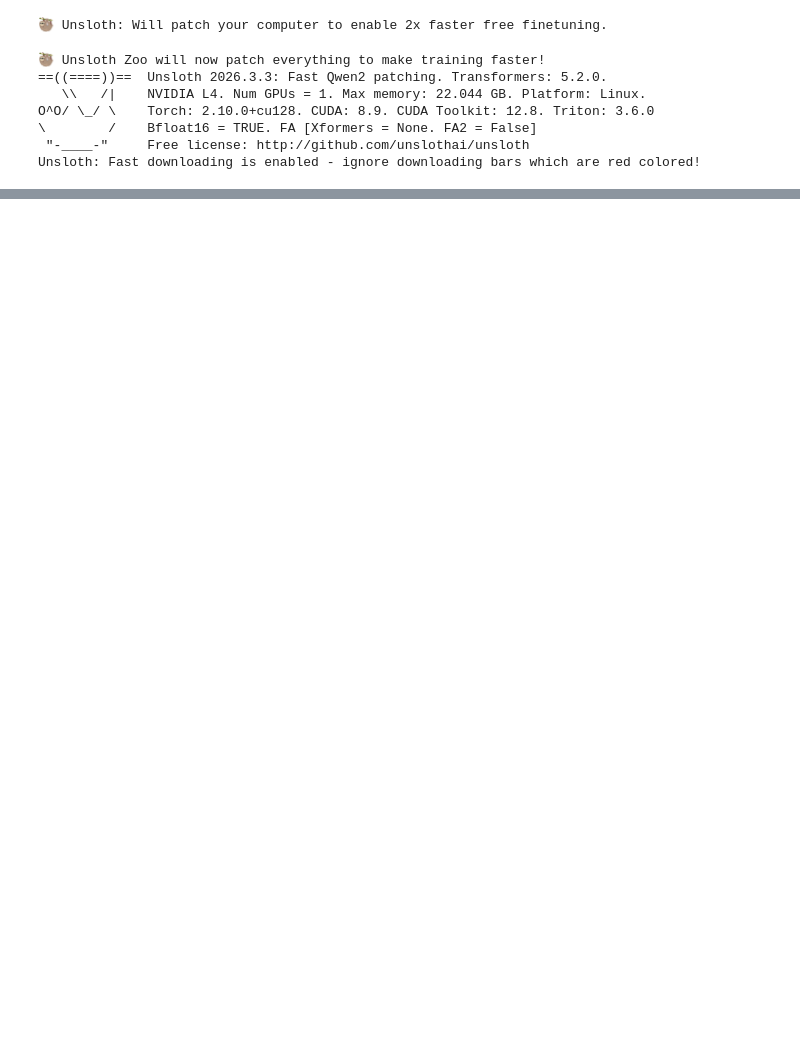
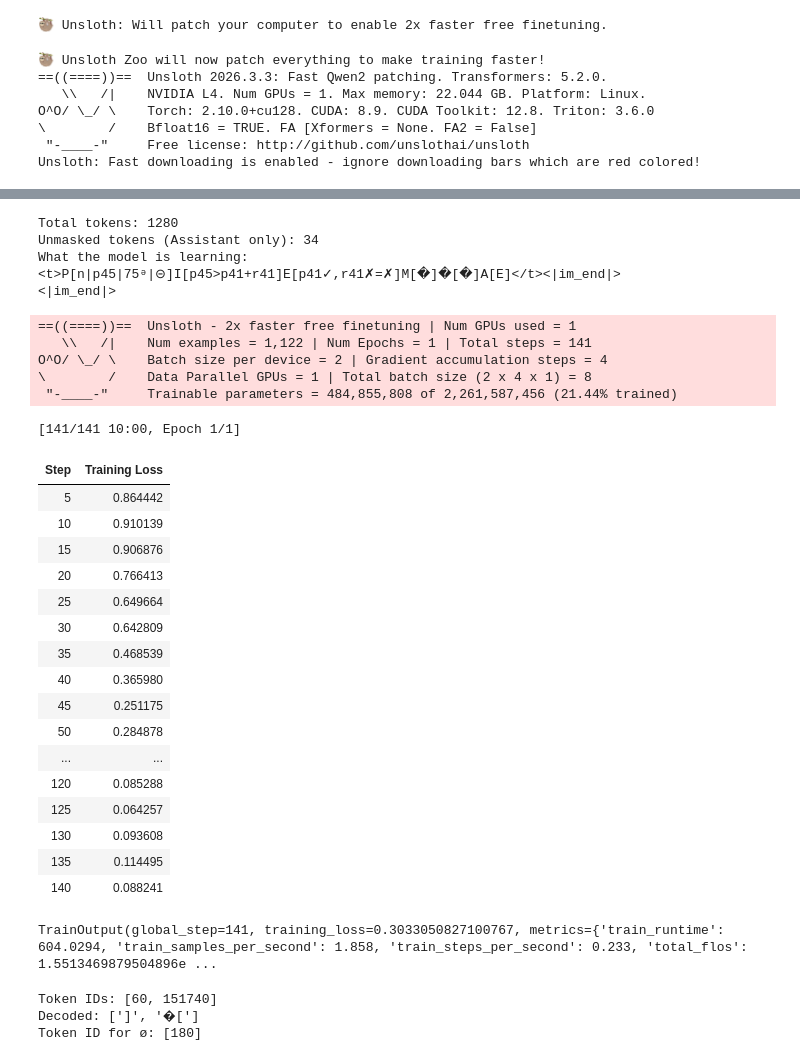
Before and after one commit to graceyabraham3-sys/FineTuning, a Jupyter notebook: Sales_bot_llm_qwen_2b_train_script.ipynb, the cells around one changed output, grey strips where cells are left out. Drawn from its saved outputs; the diff is of its cells as text; code cells hidden in the pictures; blank space fills up the shorter version.

```diff
--- a/Sales_bot_llm_qwen_2b_train_script.ipynb
+++ b/Sales_bot_llm_qwen_2b_train_script.ipynb
@@ -435 +494,24 @@ sft_trainer = UnslothTrainer(
+# %%
+# Test the collator on 1 sample
+sample = [train_dataset[0]]
+test_batch = collator.torch_call(sample)
+
+# Check how many tokens are NOT masked (-100)
+labels = test_batch["labels"][0]
+unmasked_count = (labels != -100).sum().item()
+total_count = len(labels)
+
+print(f"Total tokens: {total_count}")
+print(f"Unmasked tokens (Assistant only): {unmasked_count}")
+
+# Decode the unmasked part to see if it's the <t> block
+unmasked_tokens = labels[labels != -100]
+print("What the model is learning:")
+print(tokenizer.decode(unmasked_tokens))
+# %% [output]
+Total tokens: 1280
+Unmasked tokens (Assistant only): 34
+What the model is learning:
+<t>P[n|p45|75ᵊ|⊝]I[p45>p41+r41]E[p41✓,r41✗=✗]M[�]�[�]A[E]</t><|im_end|>
+<|im_end|>
 # %%
@@ -451,6 +553,41 @@ sft_trainer = UnslothTrainer(
 # %%
-sft_trainer.train()
+sft_trainer_p2.train()
 # sft_trainer.evaluate()
+# %% [output]
+==((====))==  Unsloth - 2x faster free finetuning | Num GPUs used = 1
+   \\   /|    Num examples = 1,122 | Num Epochs = 1 | Total steps = 141
+O^O/ \_/ \    Batch size per device = 2 | Gradient accumulation steps = 4
+\        /    Data Parallel GPUs = 1 | Total batch size (2 x 4 x 1) = 8
+ "-____-"     Trainable parameters = 484,855,808 of 2,261,587,456 (21.44% trained)
+[141/141 10:00, Epoch 1/1]
+| Step | Training Loss |
+| 5 | 0.864442 |
+| 10 | 0.910139 |
+| 15 | 0.906876 |
+| 20 | 0.766413 |
+| 25 | 0.649664 |
+| 30 | 0.642809 |
+| 35 | 0.468539 |
+| 40 | 0.365980 |
+| 45 | 0.251175 |
+| 50 | 0.284878 |
+| ... | ... |
+| 120 | 0.085288 |
+| 125 | 0.064257 |
+| 130 | 0.093608 |
+| 135 | 0.114495 |
+| 140 | 0.088241 |
+TrainOutput(global_step=141, training_loss=0.3033050827100767, metrics={'train_runtime': 604.0294, 'train_samples_per_second': 1.858, 'train_steps_per_second': 0.233, 'total_flos': 1.5513469879504896e ...
+# %%
+test_ids = tokenizer.encode("]»[", add_special_tokens=False)
+print(f"Token IDs: {test_ids}")
+print(f"Decoded: {[tokenizer.decode([i]) for i in test_ids]}")
+# Check if your tokenizer actually knows the 'ø' symbol
+print(f"Token ID for ø: {tokenizer.encode('ø', add_special_tokens=False)}")
+# %% [output]
+Token IDs: [60, 151740]
+Decoded: [']', '�[']
+Token ID for ø: [180]
 # %%
 model.save_pretrained("/mnt/data/models/amaiz_telecom_model_4b_1003_V_adap")
 tokenizer.save_pretrained("/mnt/data/models/amaiz_telecom_model_4b_1003_V_adap")
```
Also changed, not shown: parts of 11 cells of this notebook.
